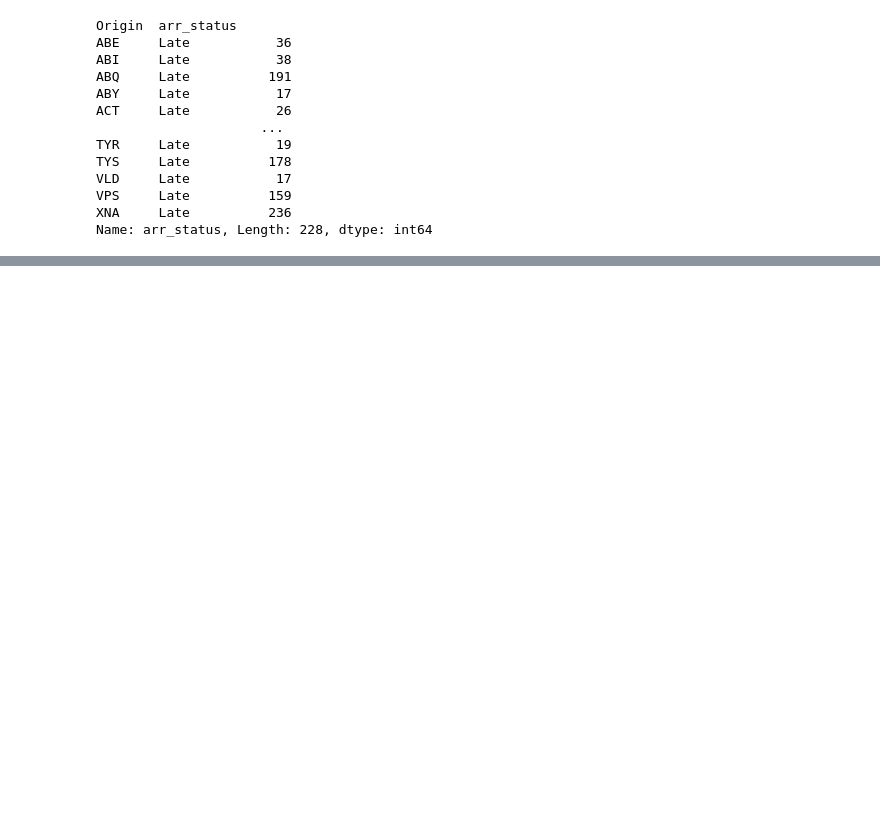
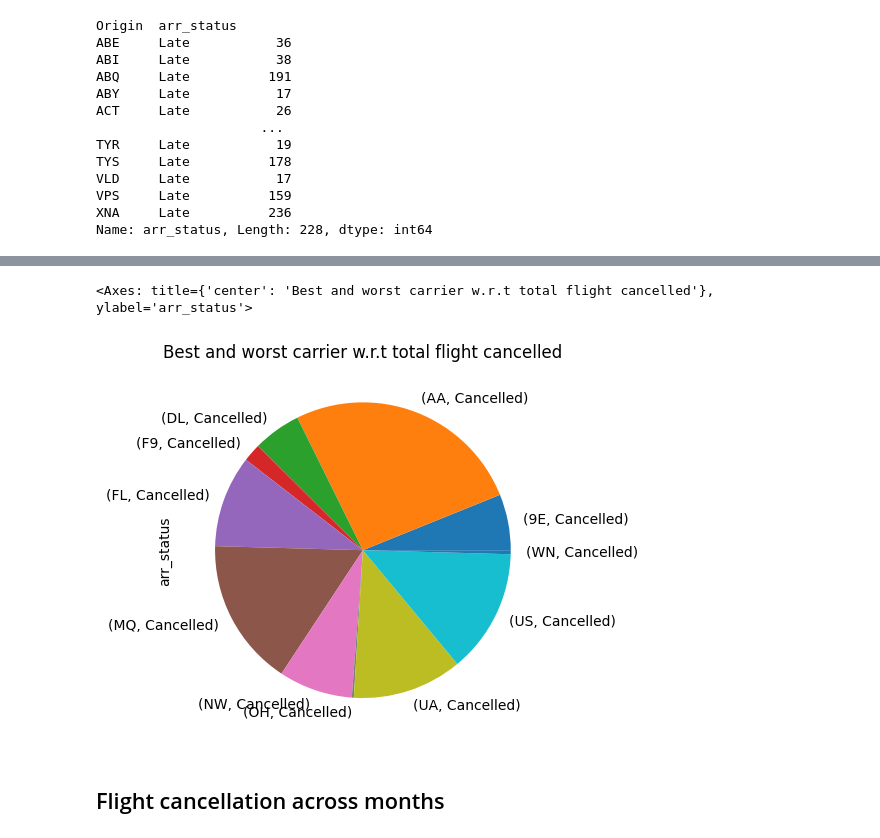
Before and after one commit to aditipandey017/Flight-data-analysis, a Jupyter notebook: Flight_set/flightset.ipynb, the cells around one changed output, grey strips where cells are left out. Drawn from its saved outputs; the diff is of its cells as text; code cells hidden in the pictures; blank space fills up the shorter version.

```diff
--- a/Flight_set/flightset.ipynb
+++ b/Flight_set/flightset.ipynb
@@ -443,0 +485,7 @@ Name: arr_status, Length: 228, dtype: int64
+# %%
+df.loc[df['arr_status'] == 'Cancelled'].groupby(['UniqueCarrier','arr_status'])['arr_status'].count().plot(kind='pie',title='Best and worst carrier w.r.t total flight cancelled')
+# %% [output]
+<Axes: title={'center': 'Best and worst carrier w.r.t total flight cancelled'}, ylabel='arr_status'>
+[figure, added]
+# %% [markdown]
+## Flight cancellation across months
```
Also changed, not shown: parts of 19 cells of this notebook.
